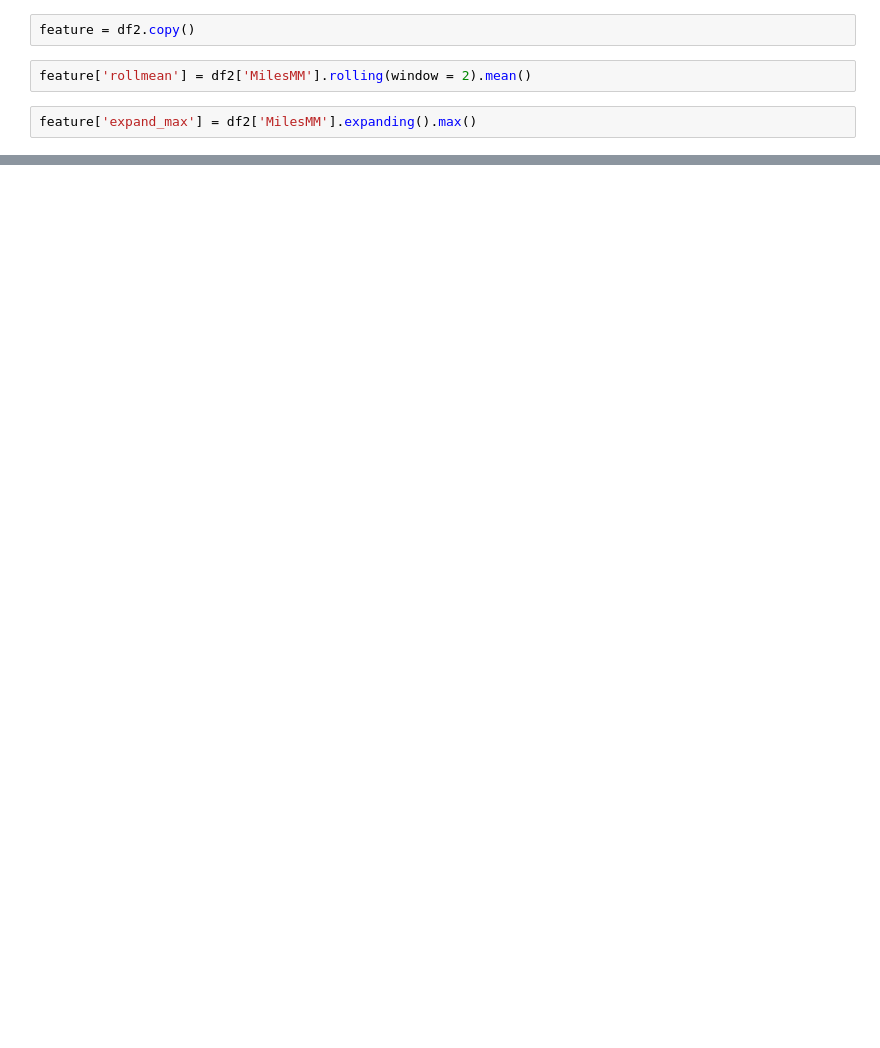
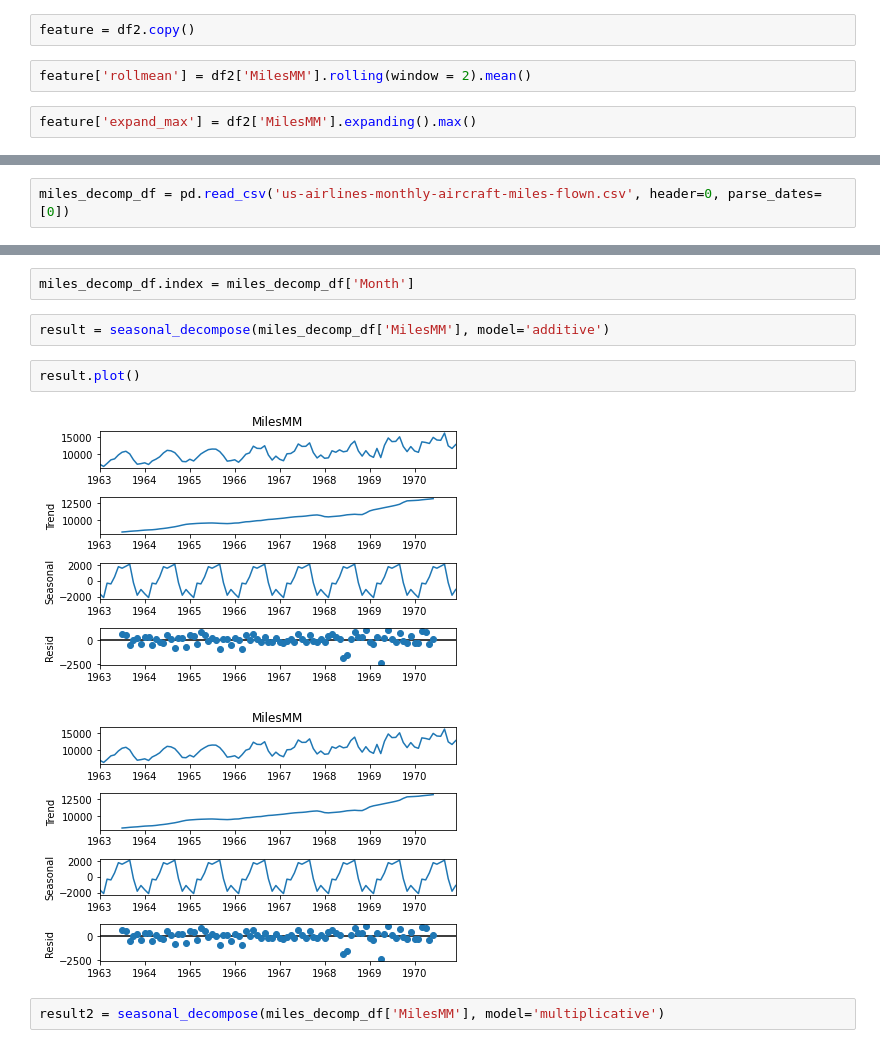
Before and after one commit to Preet2fun/MachineLearning_TimeSeries, a Jupyter notebook: ts_practise/datapreprocessing.ipynb, the cells around one changed output, grey strips where cells are left out. Drawn from its saved outputs; the diff is of its cells as text; blank space fills up the shorter version.

```diff
--- a/ts_practise/datapreprocessing.ipynb
+++ b/ts_practise/datapreprocessing.ipynb
@@ -181,0 +73,2 @@ feature.head()
+# %%
+miles_decomp_df = pd.read_csv('us-airlines-monthly-aircraft-miles-flown.csv', header=0, parse_dates=[0])
@@ -181,0 +85,11 @@ feature.head()
+# %%
+miles_decomp_df.index = miles_decomp_df['Month']
+# %%
+result = seasonal_decompose(miles_decomp_df['MilesMM'], model='additive')
+# %%
+result.plot()
+# %% [output]
+[figure, added]
+[figure, added]
+# %%
+result2 = seasonal_decompose(miles_decomp_df['MilesMM'], model='multiplicative')
```
Also changed, not shown: parts of 21 cells of this notebook, 2 other files.
